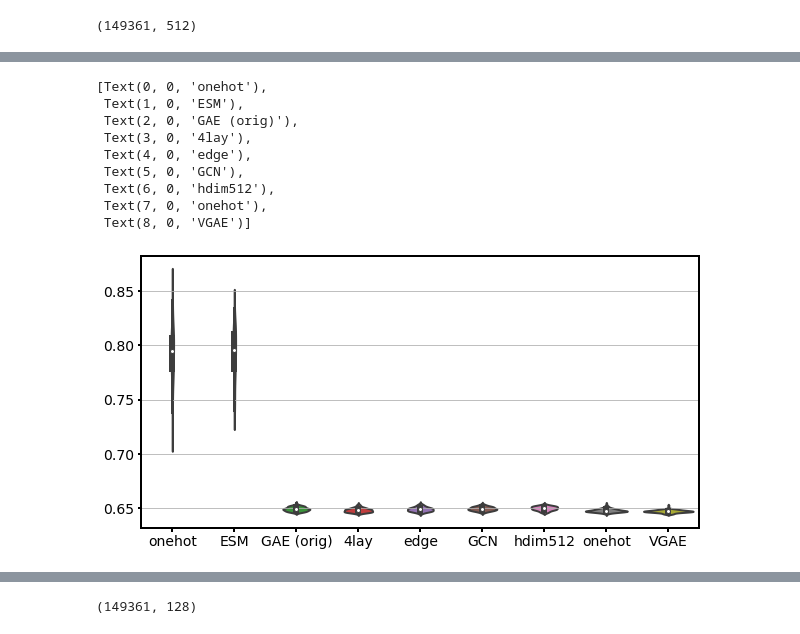
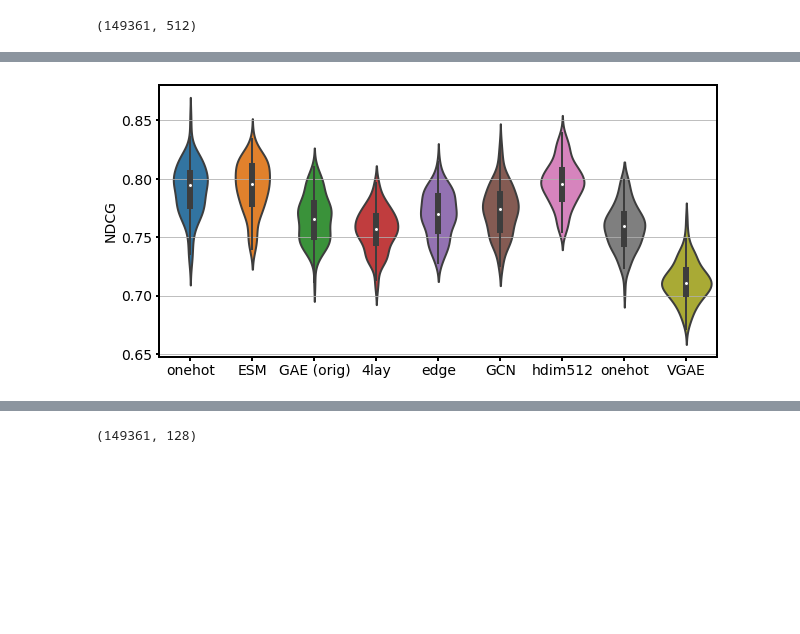
Before and after one commit to jsunn-y/ProtGraphR, a Jupyter notebook: analysis/downstream.ipynb, the cells around one changed output, grey strips where cells are left out. Drawn from its saved outputs; the diff is of its cells as text; code cells hidden in the pictures; blank space fills up the shorter version.

```diff
--- a/analysis/downstream.ipynb
+++ b/analysis/downstream.ipynb
@@ -96,20 +80,13 @@ df_ndcg
 # %%
 os.chdir('/scratch/ml/jyang4/ProtGraphR/analysis')
 ndcgs = np.load('ndcg_384.npy')
 #df_ndcg = pd.DataFrame(data=ndcgs, columns= ['onehot', 'ESM','GAE (orig)', '4lay', 'edge', 'GCN', 'hdim512', 'onehot', 'VGAE'])
 
 plt.figure(figsize=(10,5))
 plt.grid()
 ax = sns.violinplot(data = ndcgs)
 ax.set_xticklabels(['onehot', 'ESM','GAE (orig)', '4lay', 'edge', 'GCN', 'hdim512', 'onehot', 'VGAE'])
+ax.set_ylabel('NDCG')
+plt.savefig('384.svg')
 # %% [output]
-[Text(0, 0, 'onehot'),
- Text(1, 0, 'ESM'),
- Text(2, 0, 'GAE (orig)'),
- Text(3, 0, '4lay'),
- Text(4, 0, 'edge'),
- Text(5, 0, 'GCN'),
- Text(6, 0, 'hdim512'),
- Text(7, 0, 'onehot'),
- Text(8, 0, 'VGAE')]
-[figure, old version]
+[figure, new version]
```
Also changed, not shown: parts of 8 cells of this notebook, 8 other files.
